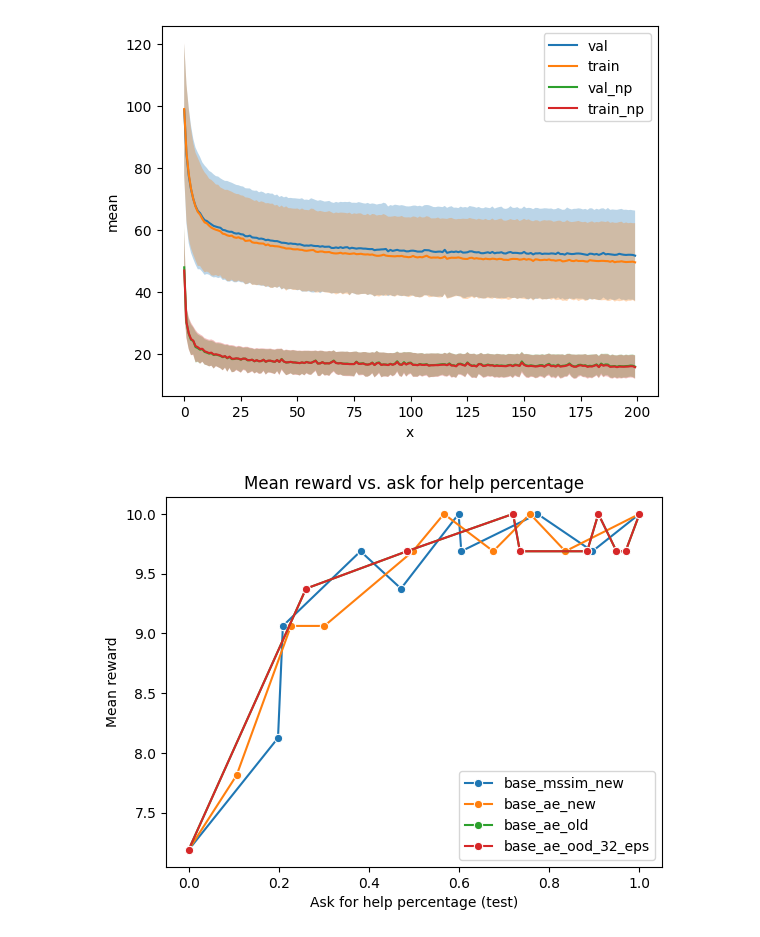
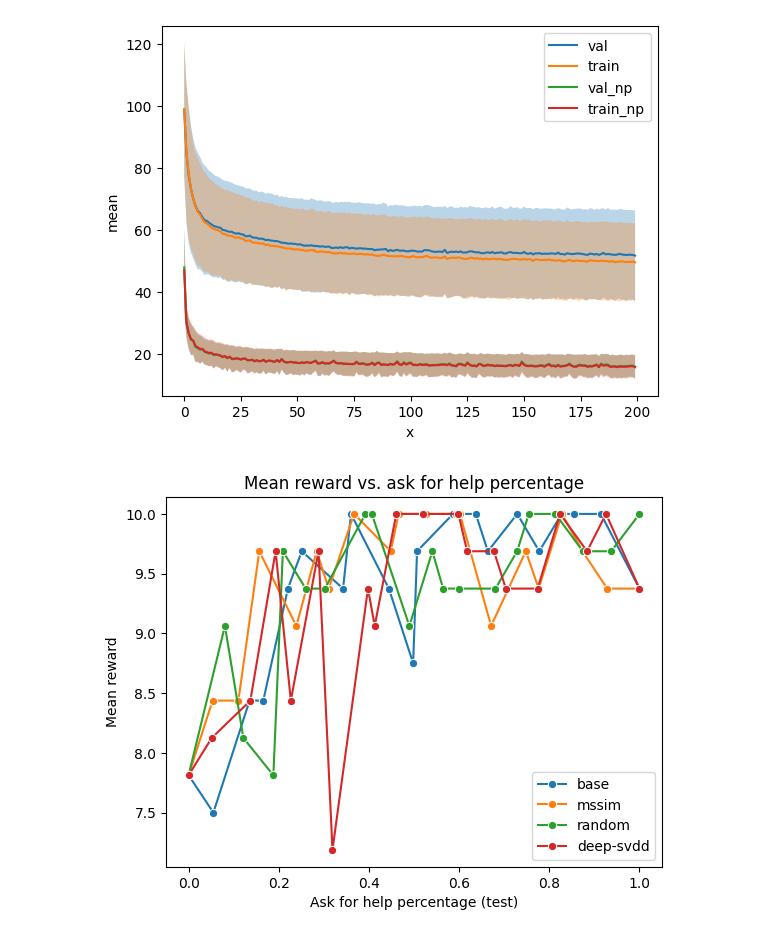
Before and after one commit to PavelCz/yrc-bench-fork, a Jupyter notebook: analyzing/plotting.ipynb, the cells around one changed output. Drawn from its saved outputs; the diff is of its cells as text; code cells hidden in the pictures.

Commit message:
Plots and launch config

```diff
--- a/analyzing/plotting.ipynb
+++ b/analyzing/plotting.ipynb
@@ -84,18 +84,20 @@ base_path = Path("/home/pavel/data/goal-misgen/tmp")
 # eval_path = base_path / "13-fixed-levels"
 # evals = ["random"]
 
-eval_path = base_path / "debug-01-better-thresholds"
-evals = [
-    "base_mssim_new",
-    # "base_ae",
-    "base_ae_new",
-    "base_ae_old",
-    # "base_ae_ood",
-    # "base_ae_d78",
-    # "base_ae_d78_32_eps",
-    "base_ae_ood_32_eps",
+# eval_path = base_path / "debug-01-better-thresholds"
+# evals = [
+#     "base_mssim_new",
+#     # "base_ae",
+#     "base_ae_new",
+#     "base_ae_old",
+#     # "base_ae_ood",
+#     # "base_ae_d78",
+#     # "base_ae_d78_32_eps",
+#     "base_ae_ood_32_eps",
+# ]
 
-]
+eval_path = base_path / "debug-02-better-thresholds"
+evals = ["base", "mssim", "random", "deep-svdd"]
 
 for eval in evals:
 
@@ -144,31 +146,31 @@ for eval in evals:
     #         if threshold is None:
     #             raise ValueError("Threshold is None")
     #         num_larger = np.sum(training_scores > threshold)
     #         train_ood_percentage.append(num_larger / len(training_scores))
     # else:
     #     train_ood_percentage = None
 
 
     # print(f"Ask for help percentage: {train_ood_percentage}")
 
     # Plot lineplot using seaborn.
     sns.lineplot(x=afh_percentage, y=mean_rewards, label=eval, marker="o")
 
 plt.xlabel("Ask for help percentage (test)")
 plt.ylabel("Mean reward")
 plt.title("Mean reward vs. ask for help percentage")
 plt.legend()
 plt.show()
 
 # Plot lineplot using matplotlib.
 # plt.plot(thresholds, mean_rewards)
 # plt.fill_between(thresholds, mean_rewards - std_rewards, mean_rewards + std_rewards, alpha=0.5)
 # plt.show()
 
 
 
 # print(eval_data["thresholds"])
 
 # print(eval_data["scores"])
 # %% [output]
-[figure, old version]
+[figure, new version]
```
